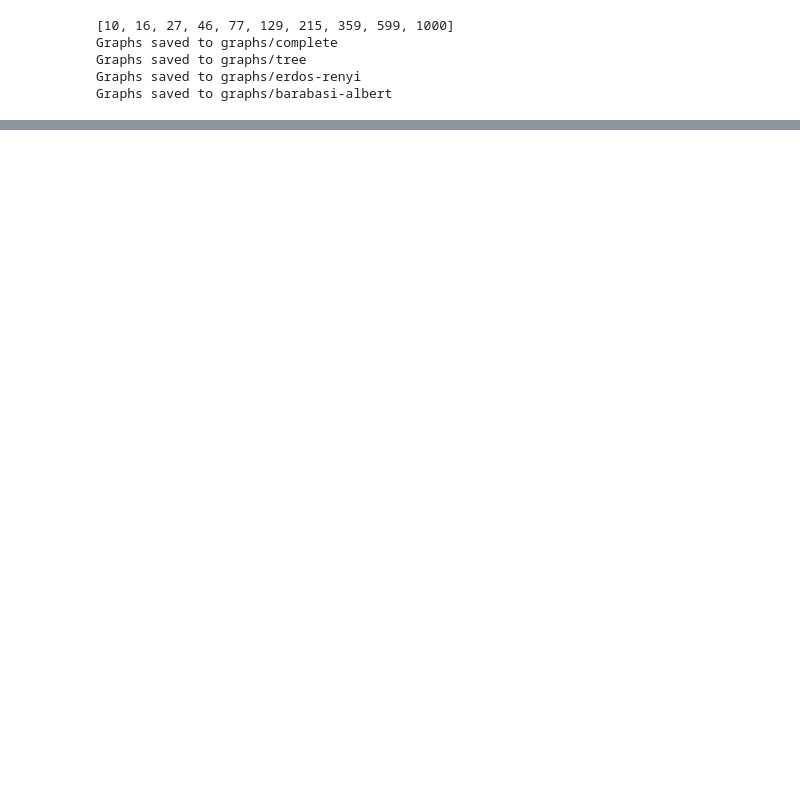
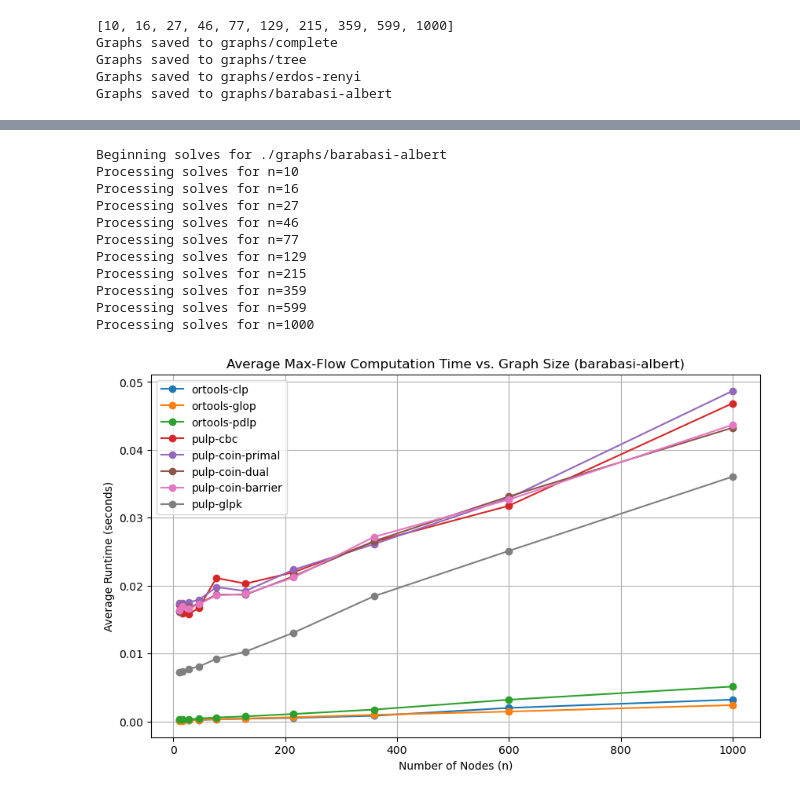
Before and after one commit to DE-JL/am205-project, a Jupyter notebook: main.ipynb, the cells around one changed output, grey strips where cells are left out. Saved outputs shown, nothing was run; the diff lists cells and outputs as text; code cells hidden in the pictures; blank space fills up the shorter version.

```diff
--- a/main.ipynb
+++ b/main.ipynb
@@ -225,0 +175,29 @@ OK (skipped=1220)
+# %%
+methods = [
+    # (max_flow_dinitz, 'dinitz'),
+    # (max_flow_edmonds_karp, 'edmonds-karp'),
+    # (max_flow_preflow_push, 'preflow-push'),
+    (lp_solvers.max_flow_ortools_CLP, 'ortools-clp'),
+    (lp_solvers.max_flow_ortools_GLOP, 'ortools-glop'),
+    (lp_solvers.max_flow_ortools_PDLP, 'ortools-pdlp'),
+    (lp_solvers.max_flow_pulp_CBC, 'pulp-cbc'),
+    (lp_solvers.max_flow_pulp_COIN_primal, 'pulp-coin-primal'),
+    (lp_solvers.max_flow_pulp_COIN_dual, 'pulp-coin-dual'),
+    (lp_solvers.max_flow_pulp_COIN_barrier, 'pulp-coin-barrier'),
+    (lp_solvers.max_flow_pulp_GLPK, 'pulp-glpk')
+]
+
+run_solvers_granular(methods, "./graphs/barabasi-albert")
+# %% [output]
+Beginning solves for ./graphs/barabasi-albert
+Processing solves for n=10
+Processing solves for n=16
+Processing solves for n=27
+Processing solves for n=46
+Processing solves for n=77
+Processing solves for n=129
+Processing solves for n=215
+Processing solves for n=359
+Processing solves for n=599
+Processing solves for n=1000
+[figure, added]
```
Also changed, not shown: parts of 6 cells of this notebook, 4 other files.
